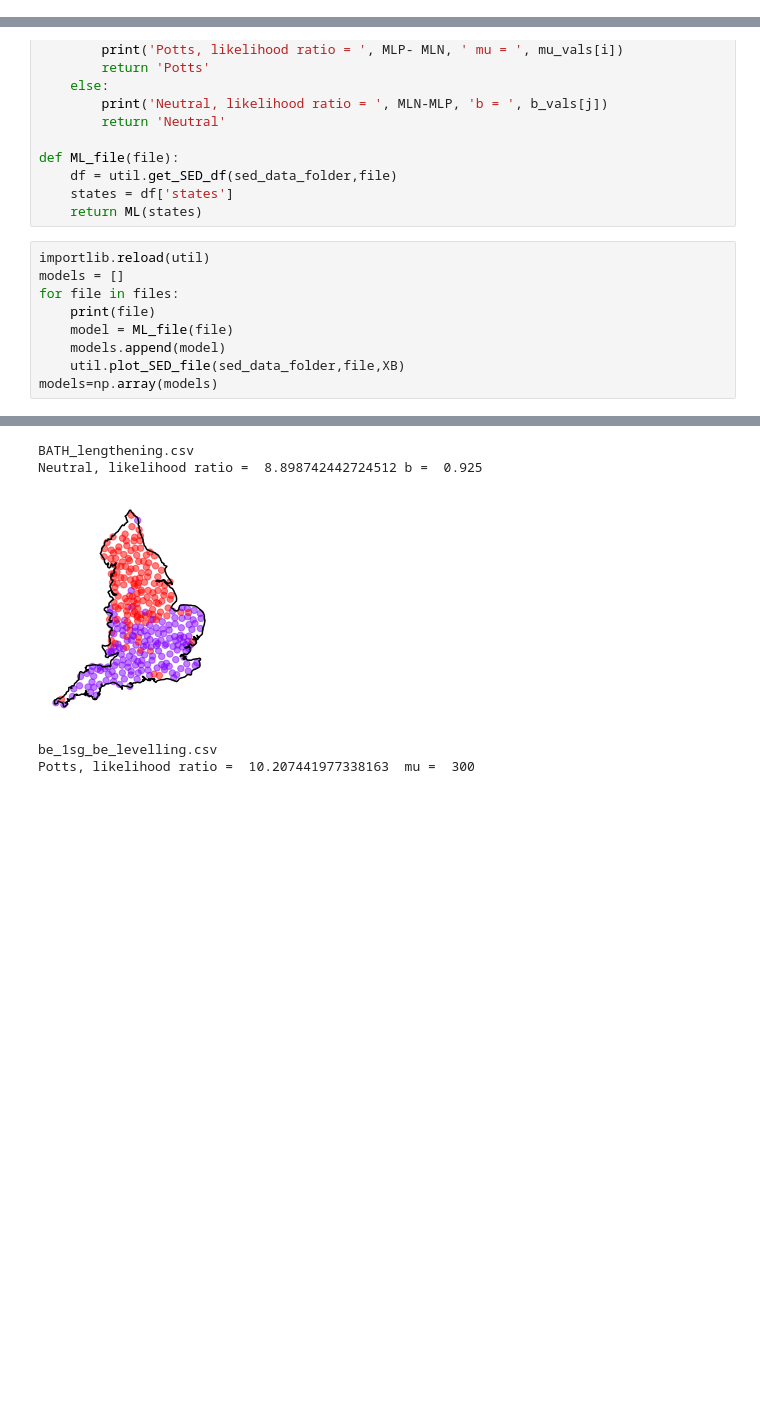
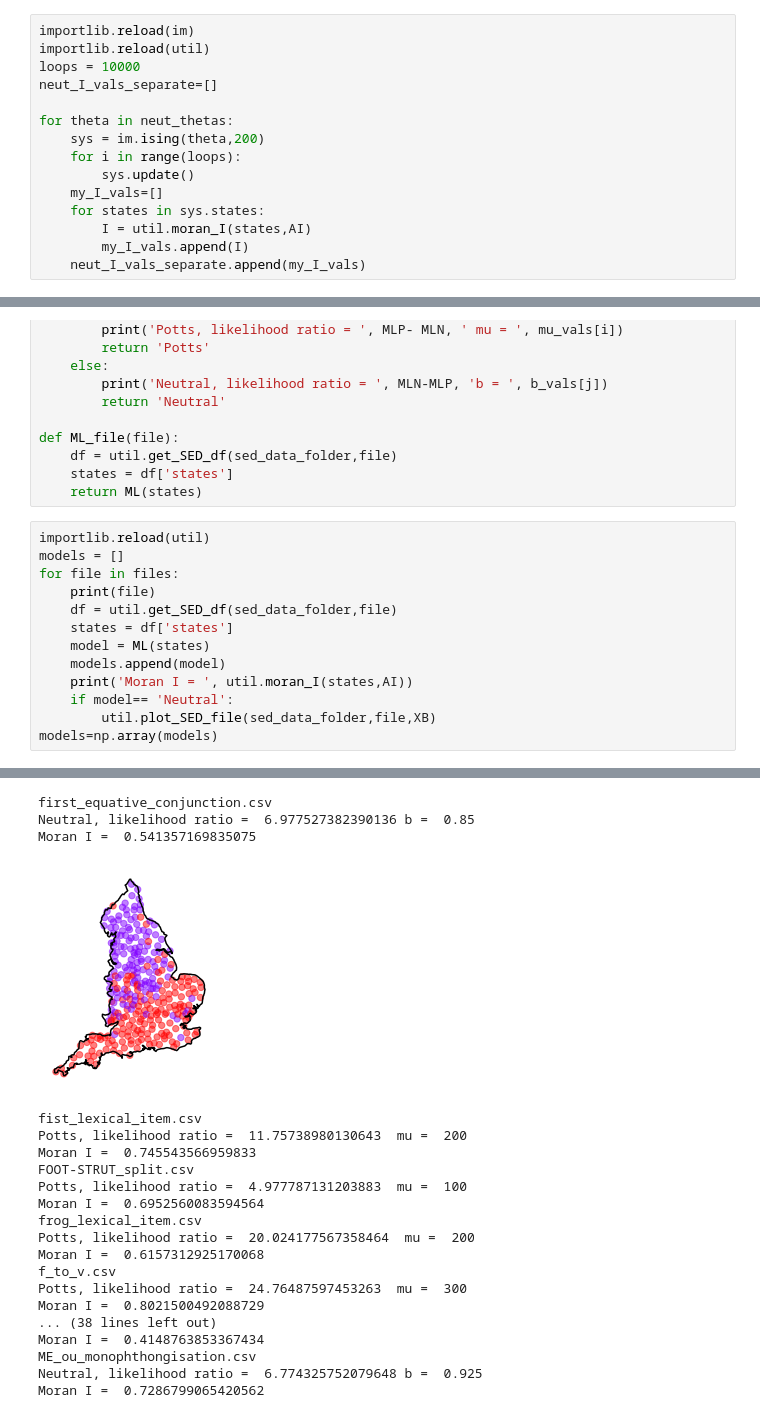
Before and after one commit to james-burridge/Hopfield_SED, a Jupyter notebook: SHEET_4_SED_Analysis.ipynb, the cells around one changed output, grey strips where cells are left out. Saved outputs shown, nothing was run; the diff lists cells and outputs as text; blank space fills up the shorter version.

```diff
--- a/SHEET_4_SED_Analysis.ipynb
+++ b/SHEET_4_SED_Analysis.ipynb
@@ -219,0 +226,15 @@ plt.show()
+# %%
+importlib.reload(im)
+importlib.reload(util)
+loops = 10000
+neut_I_vals_separate=[]
+
+for theta in neut_thetas:
+    sys = im.ising(theta,200)
+    for i in range(loops):
+        sys.update()
+    my_I_vals=[]
+    for states in sys.states:
+        I = util.moran_I(states,AI)
+        my_I_vals.append(I)
+    neut_I_vals_separate.append(my_I_vals)
@@ -253,9 +282,13 @@ importlib.reload(util)
 models = []
 for file in files:
     print(file)
-    model = ML_file(file)
+    df = util.get_SED_df(sed_data_folder,file)
+    states = df['states']
+    model = ML(states)
     models.append(model)
-    util.plot_SED_file(sed_data_folder,file,XB)
+    print('Moran I = ', util.moran_I(states,AI))
+    if model== 'Neutral':
+        util.plot_SED_file(sed_data_folder,file,XB)
 models=np.array(models)
 # %% [output]
 3sg_s.csv
@@ -273,5 +345,21 @@ Potts, likelihood ratio =  8.339643105248513  mu =  50
-BATH_lengthening.csv
-Neutral, likelihood ratio =  8.898742442724512 b =  0.925
+first_equative_conjunction.csv
+Neutral, likelihood ratio =  6.977527382390136 b =  0.85
+Moran I =  0.541357169835075
-[figure, old version]
+[figure, new version]
-be_1sg_be_levelling.csv
-Potts, likelihood ratio =  10.207441977338163  mu =  300
+fist_lexical_item.csv
+Potts, likelihood ratio =  11.75738980130643  mu =  200
+Moran I =  0.745543566959833
+FOOT-STRUT_split.csv
+Potts, likelihood ratio =  4.977787131203883  mu =  100
+Moran I =  0.6952560083594564
+frog_lexical_item.csv
+Potts, likelihood ratio =  20.024177567358464  mu =  200
+Moran I =  0.6157312925170068
+f_to_v.csv
+Potts, likelihood ratio =  24.76487597453263  mu =  300
+Moran I =  0.8021500492088729
+... (38 lines left out)
+Moran I =  0.4148763853367434
+ME_ou_monophthongisation.csv
+Neutral, likelihood ratio =  6.774325752079648 b =  0.925
+Moran I =  0.7286799065420562
```
Also changed, not shown: parts of 7 cells of this notebook.
